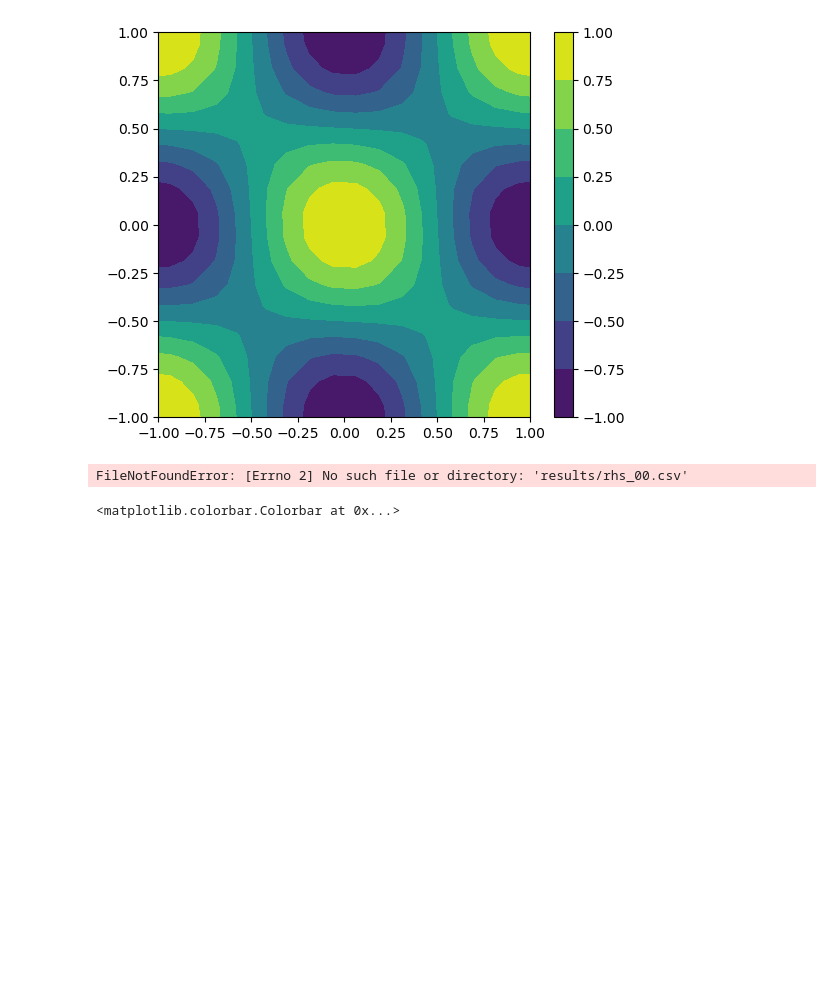
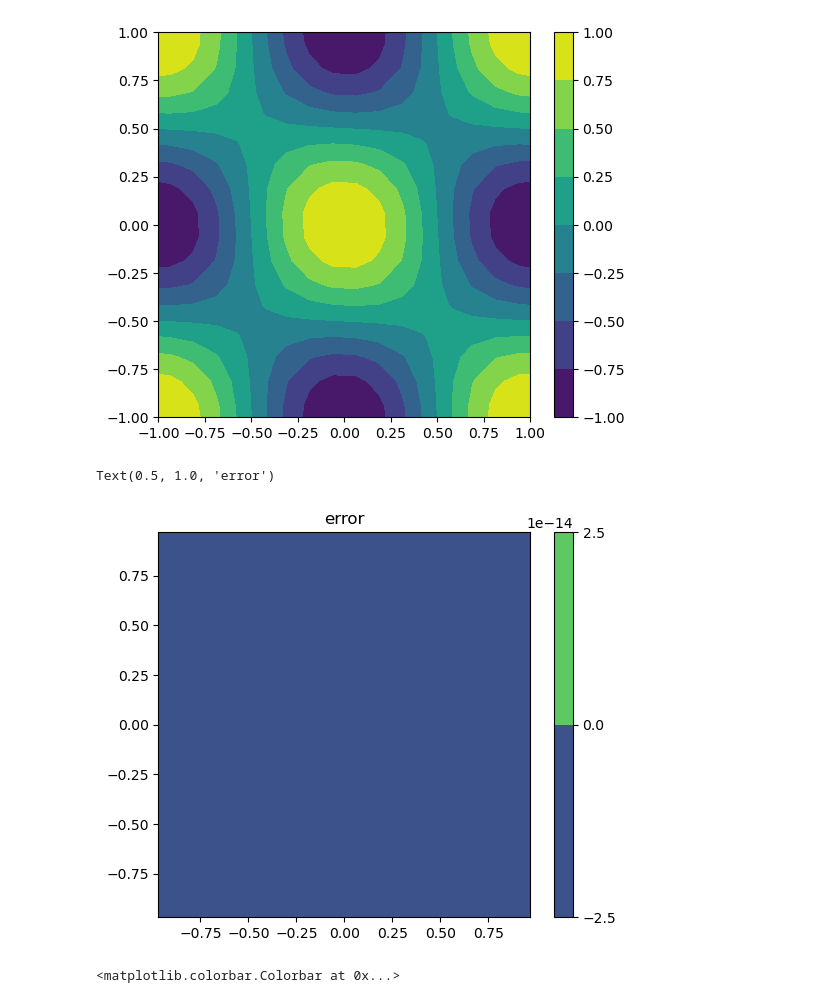
Before and after one commit to dontempty/PaScaL_TDMA_lab, a Jupyter notebook: examples_lab/lab.ipynb, the cells around one changed output. Drawn from its saved outputs; the diff is of its cells as text; code cells hidden in the pictures; blank space fills up the shorter version.

```diff
--- a/examples_lab/lab.ipynb
+++ b/examples_lab/lab.ipynb
@@ -419,8 +419,8 @@ xN = 1
 y0 = -1
 yN = 1
 
-nx = 16
-ny = 16
+nx = 32
+ny = 32
 
 nx1 = nx+2
 ny1 = ny+2
@@ -476,27 +476,28 @@ plt.colorbar()
 # %%
 solution = np.zeros((ny+2, nx+2))
 
 for j in range(npy):
     for i in range(npx):
         temp = np.array(pd.read_csv(f"{folder_name}/{file_name}{j}{i}.csv", header=None))
 
         j_idx_sta = int(j*mx) + 1
         j_idx_end = int((j+1)*mx) + 1
         i_idx_sta = int(i*mx) + 1
         i_idx_end = int((i+1)*mx) + 1
 
         solution[j_idx_sta:j_idx_end, i_idx_sta:i_idx_end] = temp[1:-1, 1:-1]
 
 error = exact_solution - solution
 
-X, Y = np.meshgrid(x, y)
+X, Y = np.meshgrid(x[1:-1], y[1:-1])
 
 plt.figure(figsize=(6, 5))
-plt.contourf(X, Y, solution)
+plt.contourf(X, Y, solution[1:-1, 1:-1]-1)
 plt.colorbar()
 plt.title("error")
 # %% [output]
-FileNotFoundError: [Errno 2] No such file or directory: 'results/rhs_00.csv'
+Text(0.5, 1.0, 'error')
+[figure, added]
 # %%
 solution_single = np.array(pd.read_csv(f"{folder_name}/{file_name}_single.csv", header=None))
 
```
Also changed, not shown: 12 other files.
